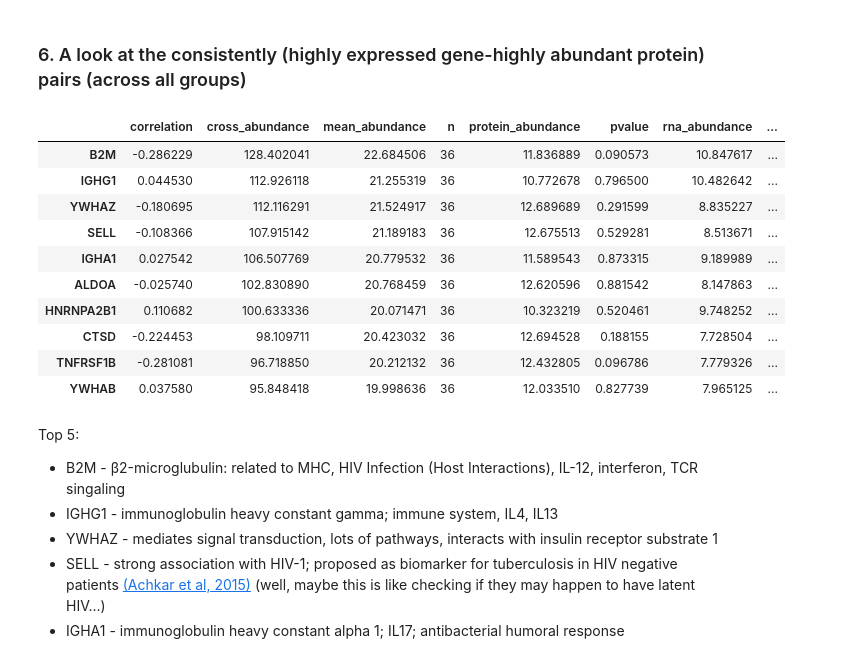
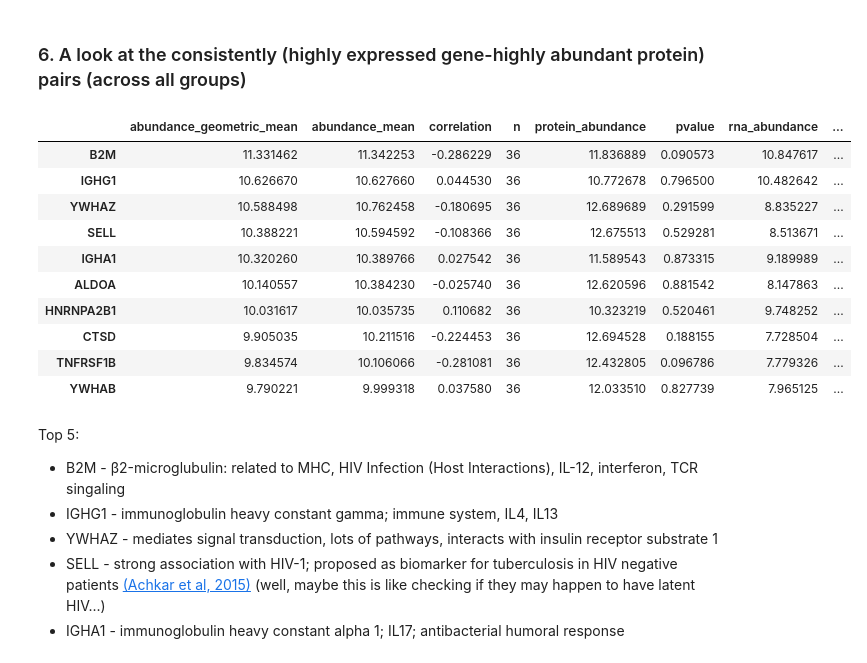
Before and after one commit to krassowski/meningitis-integration, a Jupyter notebook: analyses/integration/Correlations.ipynb, the cells around one changed output. Saved outputs shown, nothing was run; the diff lists cells and outputs as text; code cells hidden in the pictures.

```diff
--- a/analyses/integration/Correlations.ipynb
+++ b/analyses/integration/Correlations.ipynb
@@ -199,3 +205,14 @@ If we were to look at the RNA/protein correlations across the samples, we see th
+# %%
+def geometric_mean(a, b, nullify_if_below_zero=False):
+    square_root = (
+        (lambda x: sqrt(x) if x > 0 else 0)
+        if nullify_if_below_zero else
+        sqrt
+    )
+    product = a * b
+    if isinstance(product, Series):
+        return product.apply(square_root)
+    return square_root(product)
 # %%
 def calc_correlations(rna, protein, method=spearmanr, filter_low_rna_seq=True):
     cor_list = []
@@ -217,8 +234,8 @@ def calc_correlations(rna, protein, method=spearmanr, filter_low_rna_seq=True):
             'gene': gene,
             'rna_abundance': mean(r),
             'protein_abundance': mean(p),
-            'mean_abundance': mean(r + p),
-            'cross_abundance': mean(r) * mean(p),
+            'abundance_mean': (mean(r) + mean(p)) / 2,
+            'abundance_geometric_mean': geometric_mean(mean(r), mean(p), nullify_if_below_zero=True),
             'correlation': cor[0],
             'pvalue': cor[1],
             'n': len(patients_with_enough_rna)
@@ -268,7 +285,7 @@ from helpers.r import r_function
 # %%
 add_filtered_fdr = partial(r_function, 'add_filtered_fdr')
 # %%
-correlations = add_filtered_fdr(correlations, 'cross_abundance', 0.1)
+correlations = add_filtered_fdr(correlations, 'abundance_geometric_mean', 0.1)
 correlations.sort_values('FDR').head(2)
 # %% [output]
 [1] "Filtered: 408"
@@ -460,19 +477,19 @@ I verified using gProfiler and got no significant hits.
 # %% [markdown]
 ### 6. A look at the consistently (highly expressed gene-highly abundant protein) pairs (across all groups)
 # %%
-correlations.sort_values('cross_abundance', ascending=False).head(10)
+correlations.sort_values('abundance_geometric_mean', ascending=False).head(10)
 # %% [output]
-|  | correlation | cross_abundance | mean_abundance | n | protein_abundance | pvalue | rna_abundance | ... |
-| B2M | -0.286229 | 128.402041 | 22.684506 | 36 | 11.836889 | 0.090573 | 10.847617 | ... |
-| IGHG1 | 0.044530 | 112.926118 | 21.255319 | 36 | 10.772678 | 0.796500 | 10.482642 | ... |
-| YWHAZ | -0.180695 | 112.116291 | 21.524917 | 36 | 12.689689 | 0.291599 | 8.835227 | ... |
-| SELL | -0.108366 | 107.915142 | 21.189183 | 36 | 12.675513 | 0.529281 | 8.513671 | ... |
-| IGHA1 | 0.027542 | 106.507769 | 20.779532 | 36 | 11.589543 | 0.873315 | 9.189989 | ... |
-| ALDOA | -0.025740 | 102.830890 | 20.768459 | 36 | 12.620596 | 0.881542 | 8.147863 | ... |
-| HNRNPA2B1 | 0.110682 | 100.633336 | 20.071471 | 36 | 10.323219 | 0.520461 | 9.748252 | ... |
-| CTSD | -0.224453 | 98.109711 | 20.423032 | 36 | 12.694528 | 0.188155 | 7.728504 | ... |
-| TNFRSF1B | -0.281081 | 96.718850 | 20.212132 | 36 | 12.432805 | 0.096786 | 7.779326 | ... |
-| YWHAB | 0.037580 | 95.848418 | 19.998636 | 36 | 12.033510 | 0.827739 | 7.965125 | ... |
+|  | abundance_geometric_mean | abundance_mean | correlation | n | protein_abundance | pvalue | rna_abundance | ... |
+| B2M | 11.331462 | 11.342253 | -0.286229 | 36 | 11.836889 | 0.090573 | 10.847617 | ... |
+| IGHG1 | 10.626670 | 10.627660 | 0.044530 | 36 | 10.772678 | 0.796500 | 10.482642 | ... |
+| YWHAZ | 10.588498 | 10.762458 | -0.180695 | 36 | 12.689689 | 0.291599 | 8.835227 | ... |
+| SELL | 10.388221 | 10.594592 | -0.108366 | 36 | 12.675513 | 0.529281 | 8.513671 | ... |
+| IGHA1 | 10.320260 | 10.389766 | 0.027542 | 36 | 11.589543 | 0.873315 | 9.189989 | ... |
+| ALDOA | 10.140557 | 10.384230 | -0.025740 | 36 | 12.620596 | 0.881542 | 8.147863 | ... |
+| HNRNPA2B1 | 10.031617 | 10.035735 | 0.110682 | 36 | 10.323219 | 0.520461 | 9.748252 | ... |
+| CTSD | 9.905035 | 10.211516 | -0.224453 | 36 | 12.694528 | 0.188155 | 7.728504 | ... |
+| TNFRSF1B | 9.834574 | 10.106066 | -0.281081 | 36 | 12.432805 | 0.096786 | 7.779326 | ... |
+| YWHAB | 9.790221 | 9.999318 | 0.037580 | 36 | 12.033510 | 0.827739 | 7.965125 | ... |
 # %% [markdown]
 Top 5:
 - B2M - β2-microglubulin: related to MHC, HIV Infection (Host Interactions), IL-12, interferon, TCR singaling
```
Also changed, not shown: parts of 153 cells of this notebook, 7 other files.
